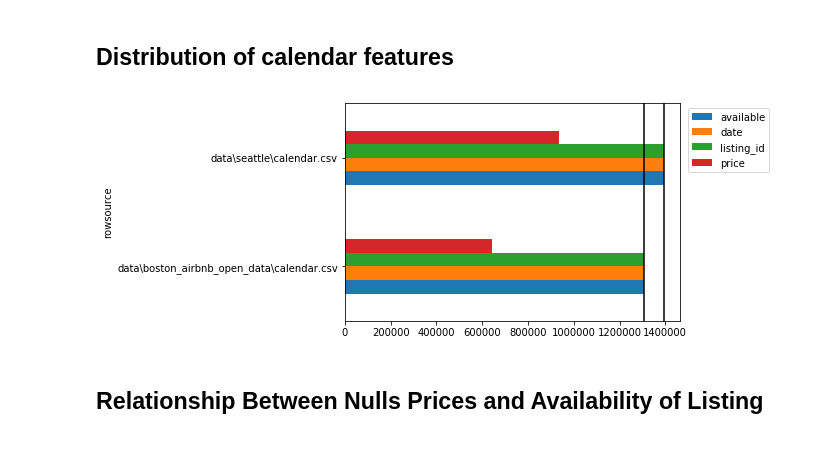
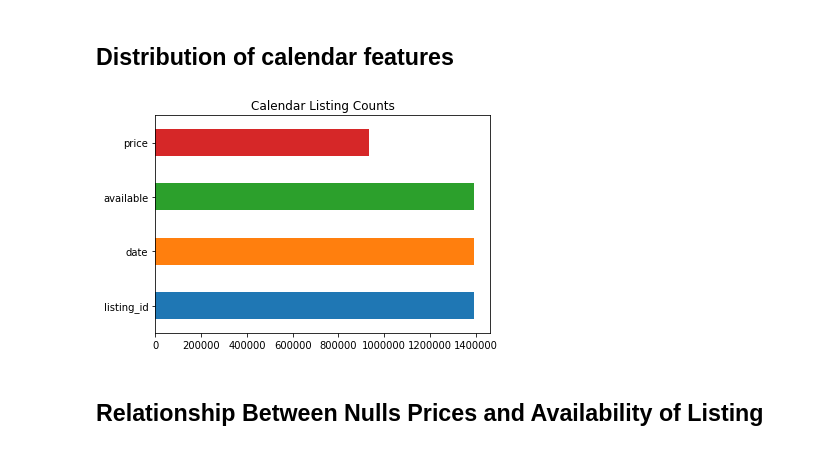
Before and after one commit to samlexrod/airbnb_ml, a Jupyter notebook: Airbnb_Analysis.ipynb, the cells around one changed output. Saved outputs shown, nothing was run; the diff lists cells and outputs as text; code cells hidden in the pictures.

```diff
--- a/Airbnb_Analysis.ipynb
+++ b/Airbnb_Analysis.ipynb
@@ -92,12 +52,9 @@ calendar = read_concat(folder_names, 'calendar.csv')
 # %% [markdown]
 ## Distribution of calendar features
-# %%
-calendar.groupby('rowsource').count().plot.barh();
-plt.legend(bbox_to_anchor=(1.01, 1), loc='upper left');
-for x in calendar.rowsource.value_counts().values:
-    plt.vlines(x, -1, 2)
-# %% [output]
-[figure, removed]
+# %%
+df_calendar.count().plot.barh(title="Calendar Listing Counts");
+# %% [output]
+[figure, added]
 # %% [markdown]
 ## Relationship Between Nulls Prices and Availability of Listing
 # %%
```
Also changed, not shown: parts of 60 cells of this notebook, 4 other files.
